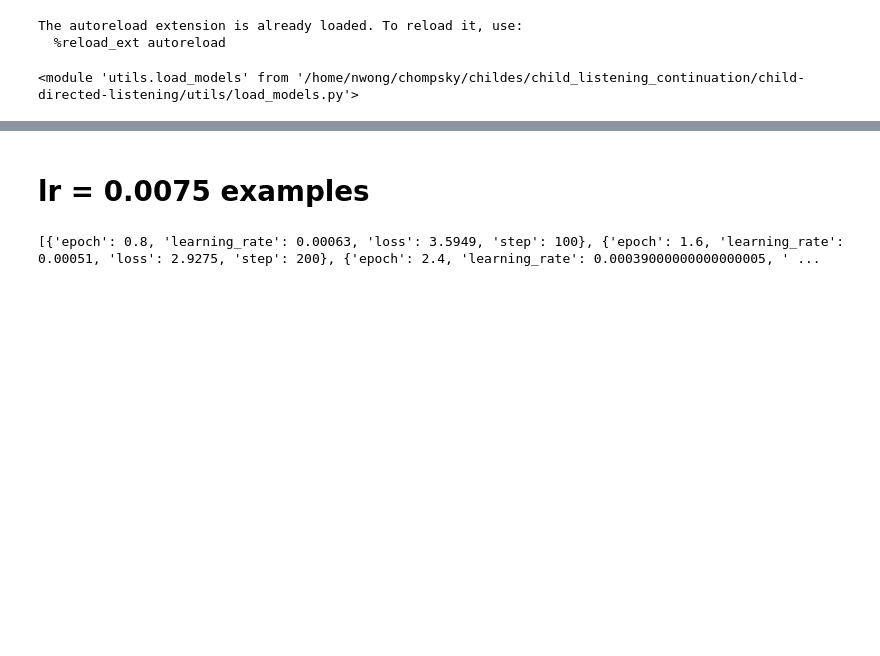
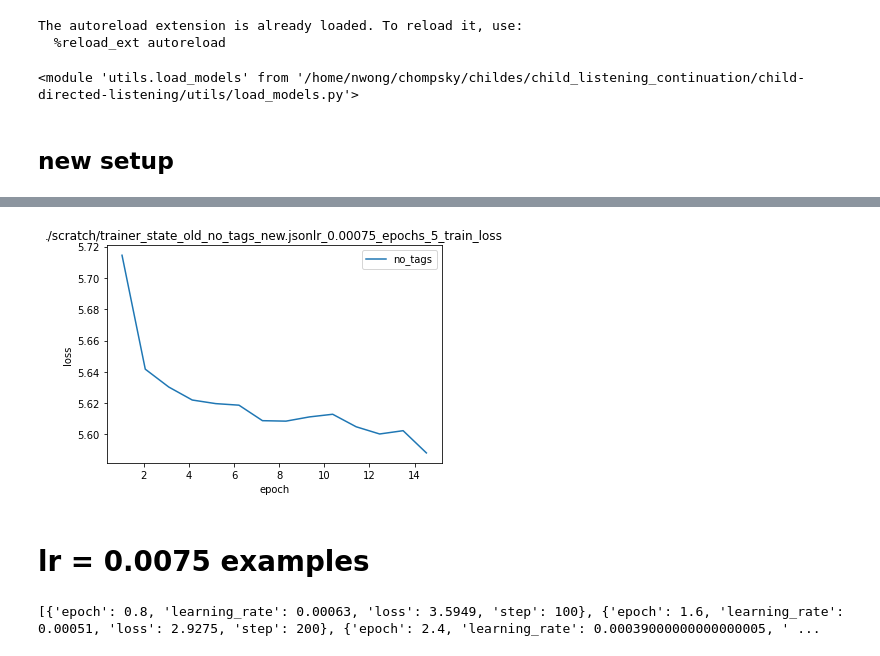
Before and after one commit to smeylan/child-directed-listening, a Jupyter notebook: Model behavior analyses.ipynb, the cells around one changed output, grey strips where cells are left out. Drawn from its saved outputs; the diff is of its cells as text; code cells hidden in the pictures; blank space fills up the shorter version.

```diff
--- a/Model behavior analyses.ipynb
+++ b/Model behavior analyses.ipynb
@@ -24,3 +24,44 @@ import importlib
 importlib.reload(load_models)
 # %% [output]
 <module 'utils.load_models' from '/home/nwong/chompsky/childes/child_listening_continuation/child-directed-listening/utils/load_models.py'>
+# %% [markdown]
+## new setup
+# %%
+path = './scratch/trainer_state_old_no_tags_new.json'
+
+for tags in [False]:
+
+    tag_str =  "with_tags" if tags else "no_tags"
+
+    with open(path, 'r') as f:
+
+        this_history = json.load(f)['log_history'] # the save step was too sparse basically, so you can't tell what the training curve is like
+        # This probably means that vagrant + wandb is worth setting up?
+
+        print(this_history)
+
+        epochs = []; losses = []
+
+        for step_dict in this_history[:-1]: # Omit summary stats
+            if 'loss' not in step_dict: continue
+            epochs.append(step_dict['epoch'])
+            losses.append(step_dict['loss'])
+            #else:
+            #    losses.append(step_dict['eval_loss'])
+
+            # The training rate is too high -- so try 0.001
+
+        dataset_name = '/'.join(path.split('/')[-3:]) + 'lr_0.00075_epochs_5_train_loss'
+
+    plt.title(f'{dataset_name}')
+    plt.xlabel('epoch'); plt.ylabel('loss')
+    plt.plot(epochs, losses, label = tag_str)
+
+    plt.legend(); plt.show()
+    # This is somewhat better? Does not log the first epoch though?
+    # Compare eval_results across the different models?
+
+
+    # it seems that the fit for the other models is still better
+    # and that hyperparam manual search is difficult?
+# %% [output]
@@ -27,3 +69,4 @@ importlib.reload(load_models)
+[figure, added]
 # %% [markdown]
 # lr = 0.0075 examples
 # %%
```
Also changed, not shown: parts of 1 cell of this notebook, 2 other files.
